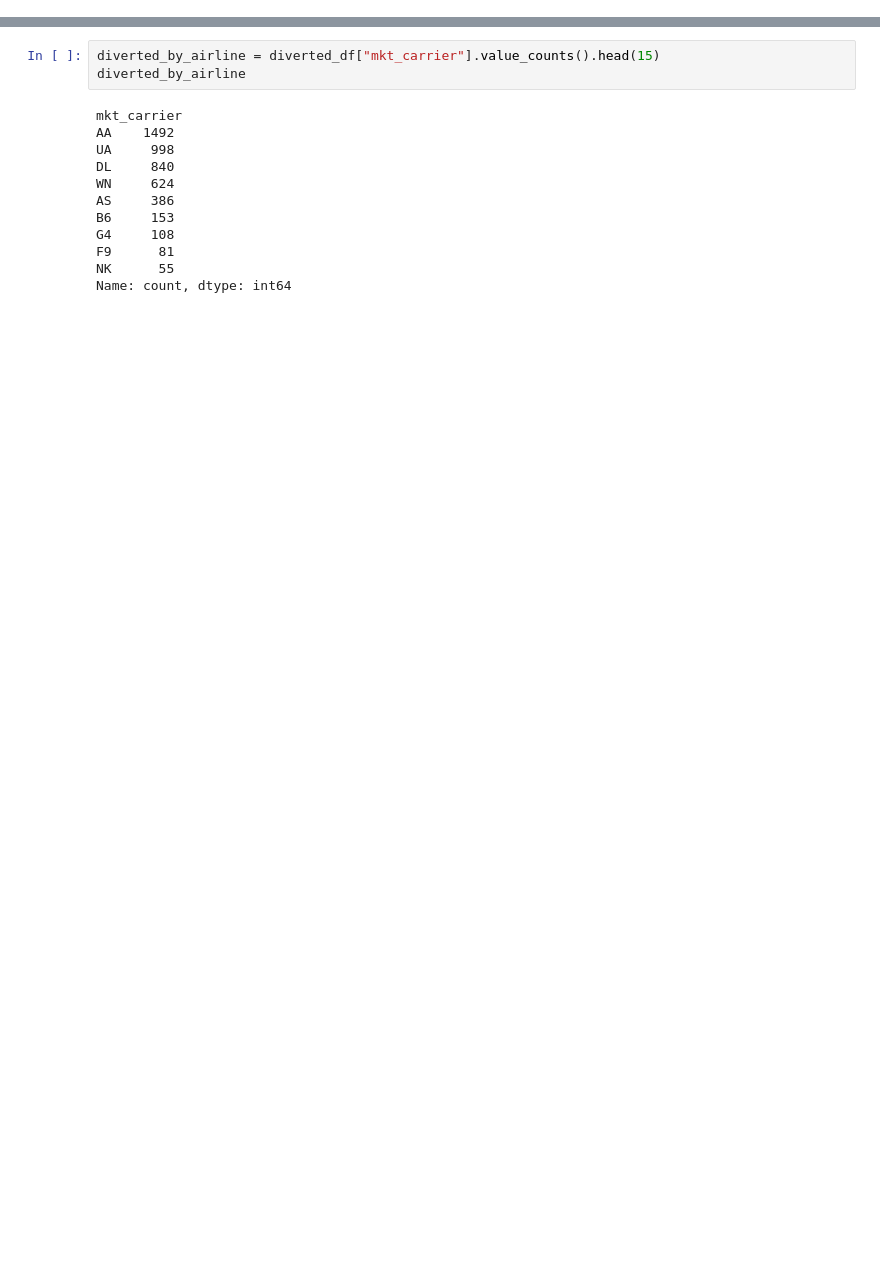
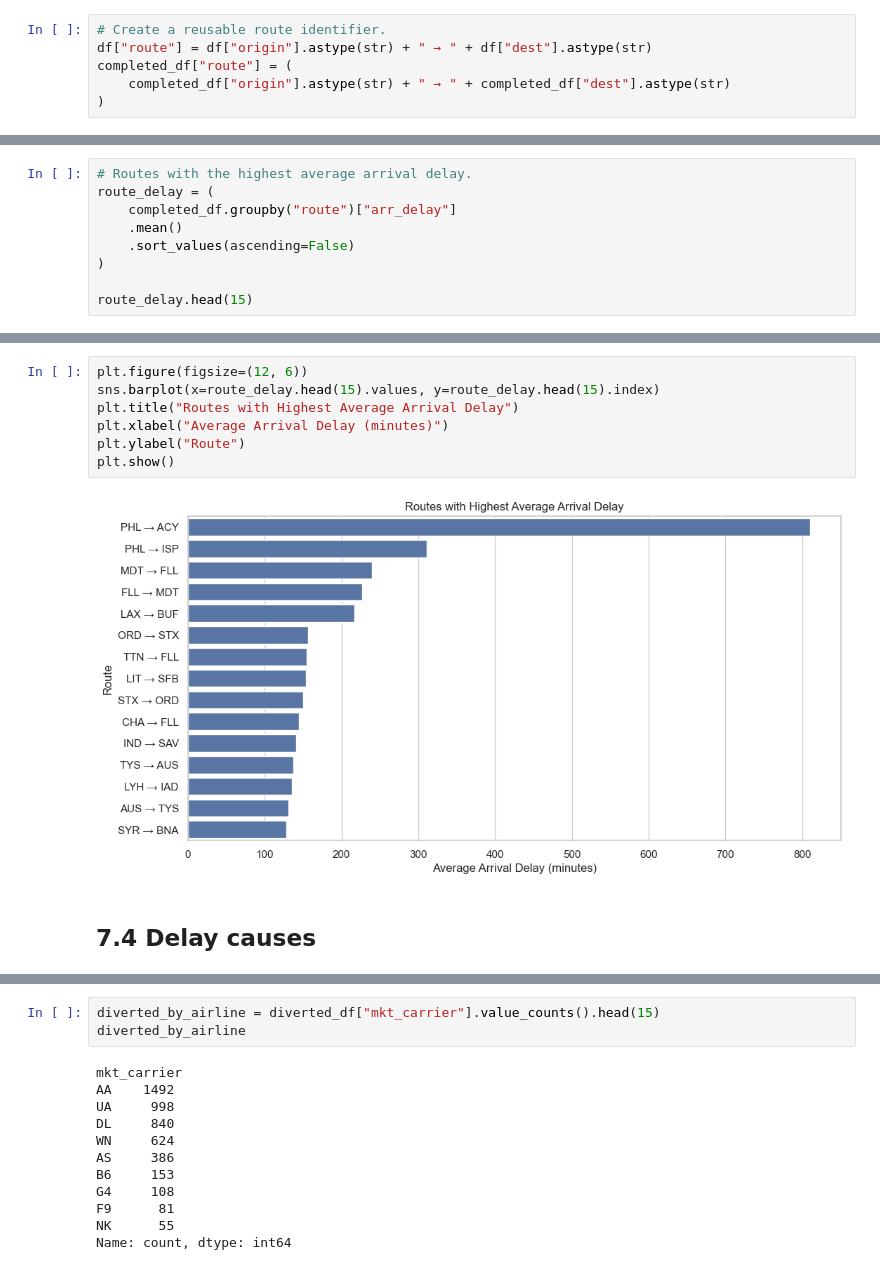
Before and after one commit to BhupathiTharun/Airline-Operations-Intelligence, a Jupyter notebook: notebooks/06_eda.ipynb, the cells around one changed output, grey strips where cells are left out. Saved outputs shown, nothing was run; the diff lists cells and outputs as text; blank space fills up the shorter version.

```diff
--- a/notebooks/06_eda.ipynb
+++ b/notebooks/06_eda.ipynb
@@ -865,0 +837,6 @@ Diverted flights: 4737
+# %%
+# Create a reusable route identifier.
+df["route"] = df["origin"].astype(str) + " → " + df["dest"].astype(str)
+completed_df["route"] = (
+    completed_df["origin"].astype(str) + " → " + completed_df["dest"].astype(str)
+)
@@ -865,0 +874,9 @@ Diverted flights: 4737
+# %%
+# Routes with the highest average arrival delay.
+route_delay = (
+    completed_df.groupby("route")["arr_delay"]
+    .mean()
+    .sort_values(ascending=False)
+)
+
+route_delay.head(15)
@@ -865,0 +901,11 @@ Diverted flights: 4737
+# %%
+plt.figure(figsize=(12, 6))
+sns.barplot(x=route_delay.head(15).values, y=route_delay.head(15).index)
+plt.title("Routes with Highest Average Arrival Delay")
+plt.xlabel("Average Arrival Delay (minutes)")
+plt.ylabel("Route")
+plt.show()
+# %% [output]
+[figure, added]
+# %% [markdown]
+## 7.4 Delay causes
```
Also changed, not shown: parts of 311 cells of this notebook, 19 other files.
